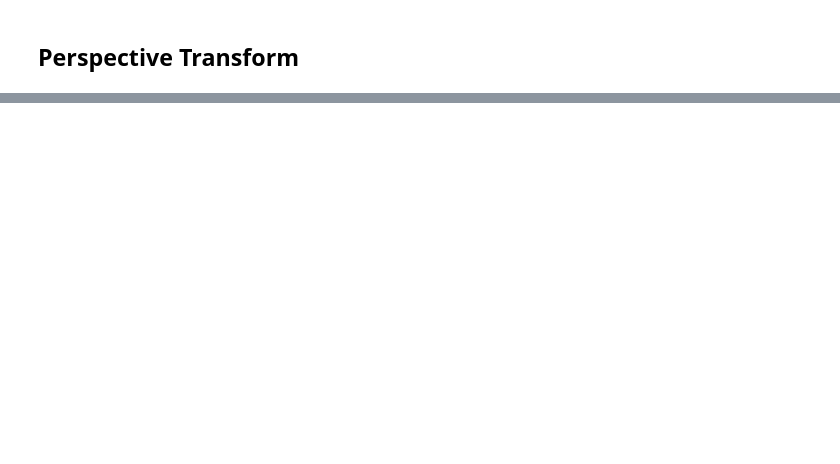
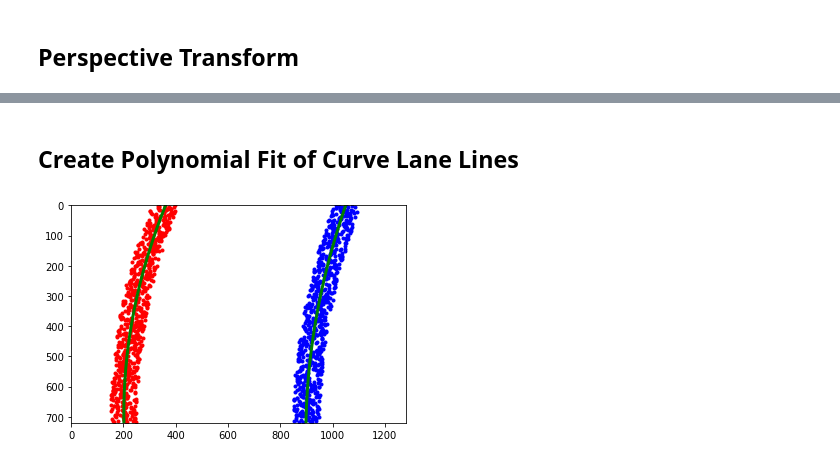
Before and after one commit to ruithumbup/CarND-Advanced-Lane-Lines, a Jupyter notebook: Advanced_Lane_Finding.ipynb, the cells around one changed output, grey strips where cells are left out. Cells and saved outputs as stored; diff of their text form; code cells hidden in the pictures; blank space fills up the shorter version.

```diff
--- a/Advanced_Lane_Finding.ipynb
+++ b/Advanced_Lane_Finding.ipynb
@@ -143,0 +277,34 @@ for img_path in test_images:
+# %% [markdown]
+## Create Polynomial Fit of Curve Lane Lines
+# %%
+# Generate some fake data to represent lane-line pixels
+ploty = np.linspace(0, 719, num=720)# to cover same y-range as image
+quadratic_coeff = 3e-4 # arbitrary quadratic coefficient
+# For each y position generate random x position within +/-50 pix
+# of the line base position in each case (x=200 for left, and x=900 for right)
+leftx = np.array([200 + (y**2)*quadratic_coeff + np.random.randint(-50, high=51)
+                              for y in ploty])
+rightx = np.array([900 + (y**2)*quadratic_coeff + np.random.randint(-50, high=51)
+                                for y in ploty])
+
+leftx = leftx[::-1]  # Reverse to match top-to-bottom in y
+rightx = rightx[::-1]  # Reverse to match top-to-bottom in y
+
+
+# Fit a second order polynomial to pixel positions in each fake lane line
+left_fit = np.polyfit(ploty, leftx, 2)
+left_fitx = left_fit[0]*ploty**2 + left_fit[1]*ploty + left_fit[2]
+right_fit = np.polyfit(ploty, rightx, 2)
+right_fitx = right_fit[0]*ploty**2 + right_fit[1]*ploty + right_fit[2]
+
+# Plot up the fake data
+mark_size = 3
+plt.plot(leftx, ploty, 'o', color='red', markersize=mark_size)
+plt.plot(rightx, ploty, 'o', color='blue', markersize=mark_size)
+plt.xlim(0, 1280)
+plt.ylim(0, 720)
+plt.plot(left_fitx, ploty, color='green', linewidth=3)
+plt.plot(right_fitx, ploty, color='green', linewidth=3)
+plt.gca().invert_yaxis() # to visualize as we do the images
+# %% [output]
+[figure, added]
```
Also changed, not shown: parts of 5 cells of this notebook, 1 other file.
